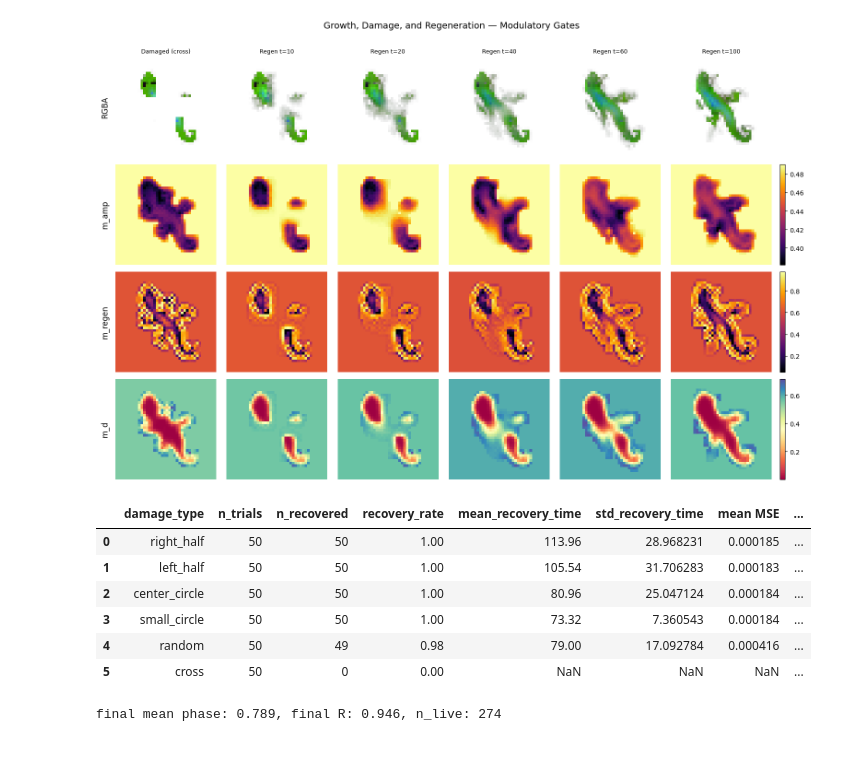
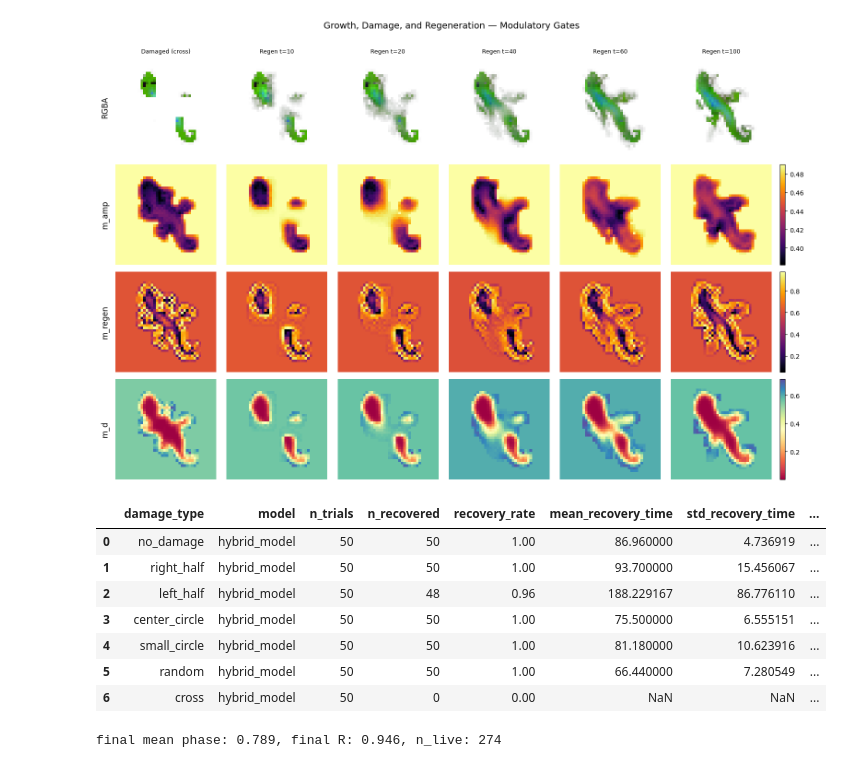
Before and after one commit to lshofsl/Thesis, a Jupyter notebook: NCA_w_RAmod.ipynb, the cells around one changed output. Saved outputs shown, nothing was run; the diff lists cells and outputs as text; code cells hidden in the pictures.

```diff
--- a/NCA_w_RAmod.ipynb
+++ b/NCA_w_RAmod.ipynb
@@ -1404,16 +1403,17 @@ def benchmark_recovery_times(nca, seed, base_target,
 
     return pd.DataFrame(rows)
 # %%
-results_df = benchmark_recovery_times(nca, seed, base, n_trials=50)
+results_df = benchmark_recovery_times(nca, seed, base, model_name="hybrid_model", n_trials=50)
 results_df
 # %% [output]
-|  | damage_type | n_trials | n_recovered | recovery_rate | mean_recovery_time | std_recovery_time | mean MSE | ... |
-| 0 | right_half | 50 | 50 | 1.00 | 113.96 | 28.968231 | 0.000185 | ... |
-| 1 | left_half | 50 | 50 | 1.00 | 105.54 | 31.706283 | 0.000183 | ... |
-| 2 | center_circle | 50 | 50 | 1.00 | 80.96 | 25.047124 | 0.000184 | ... |
-| 3 | small_circle | 50 | 50 | 1.00 | 73.32 | 7.360543 | 0.000184 | ... |
-| 4 | random | 50 | 49 | 0.98 | 79.00 | 17.092784 | 0.000416 | ... |
-| 5 | cross | 50 | 0 | 0.00 | NaN | NaN | NaN | ... |
+|  | damage_type | model | n_trials | n_recovered | recovery_rate | mean_recovery_time | std_recovery_time | ... |
+| 0 | no_damage | hybrid_model | 50 | 50 | 1.00 | 86.960000 | 4.736919 | ... |
+| 1 | right_half | hybrid_model | 50 | 50 | 1.00 | 93.700000 | 15.456067 | ... |
+| 2 | left_half | hybrid_model | 50 | 48 | 0.96 | 188.229167 | 86.776110 | ... |
+| 3 | center_circle | hybrid_model | 50 | 50 | 1.00 | 75.500000 | 6.555151 | ... |
+| 4 | small_circle | hybrid_model | 50 | 50 | 1.00 | 81.180000 | 10.623916 | ... |
+| 5 | random | hybrid_model | 50 | 50 | 1.00 | 66.440000 | 7.280549 | ... |
+| 6 | cross | hybrid_model | 50 | 0 | 0.00 | NaN | NaN | ... |
 # %%
 
 def get_living_ab(x, alpha_idx=3, a_idx=16, b_idx=17):
```
Also changed, not shown: parts of 6 cells of this notebook.
